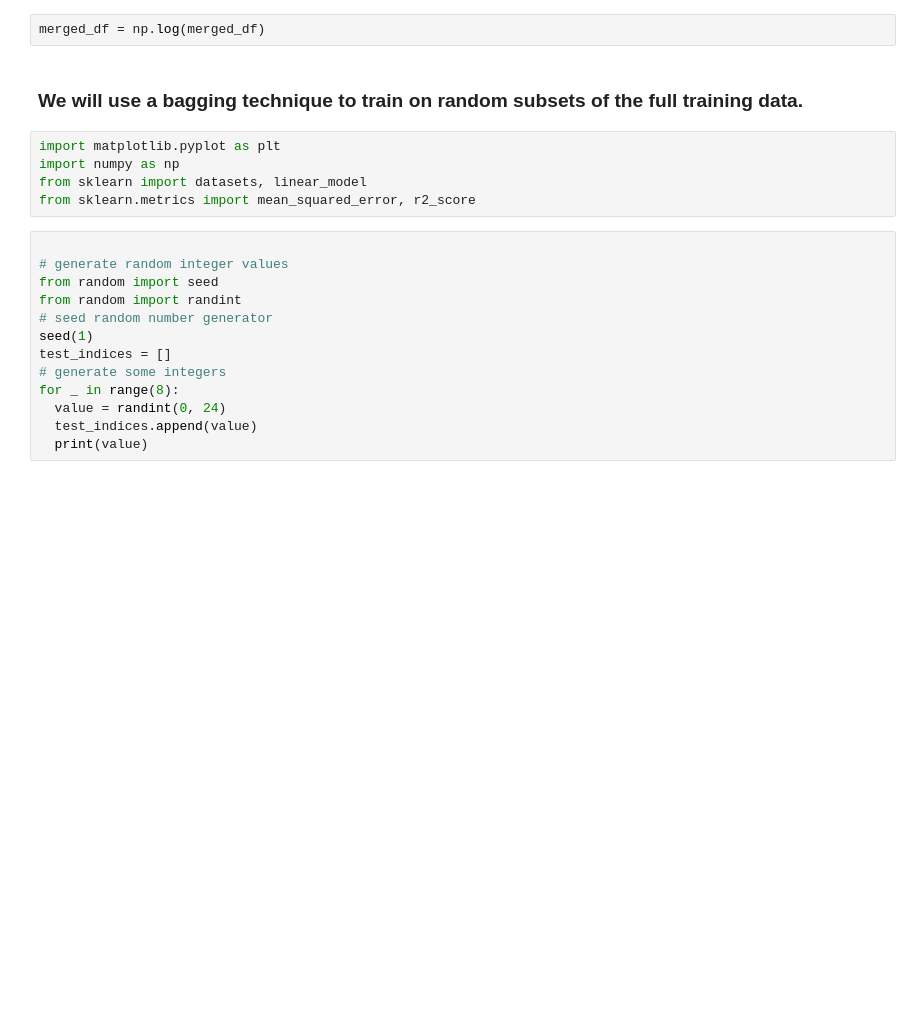
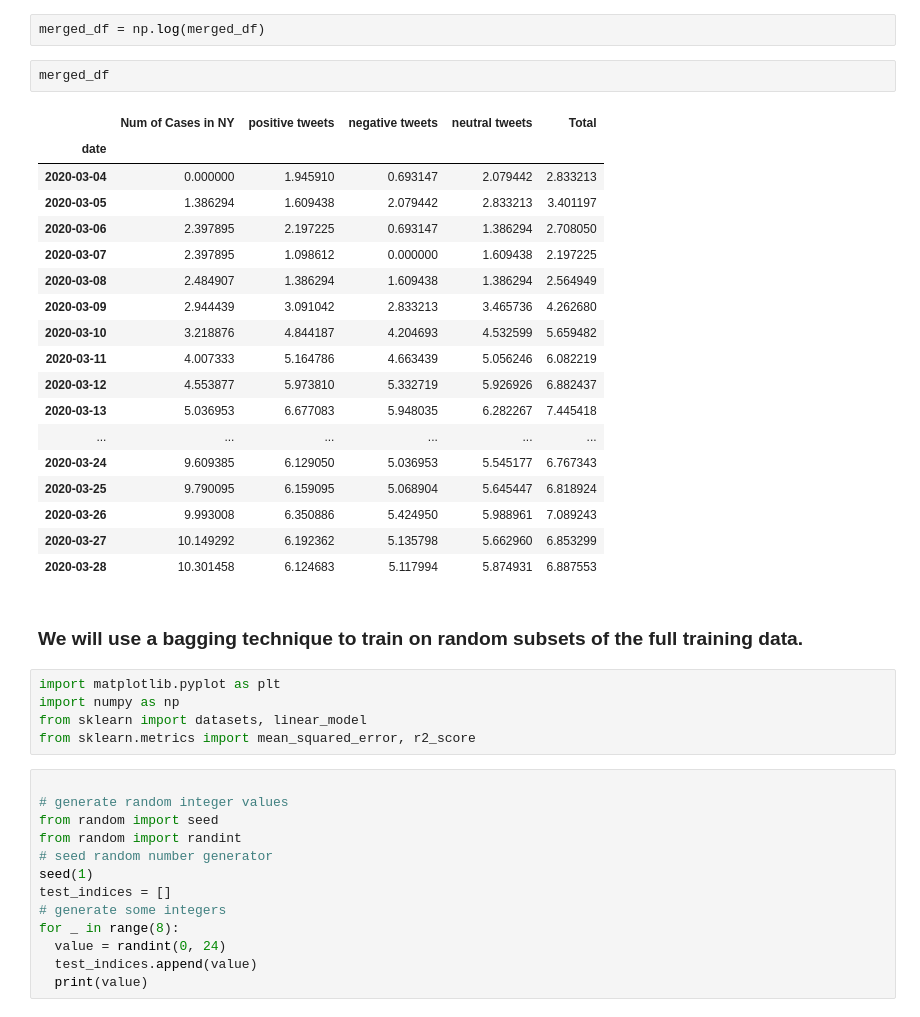
Before and after one commit to armandordorica/Twitter_Sentiment_Analysis, a Jupyter notebook: Covid19_NYC_ARIMA.ipynb, the cells around one changed output. Saved outputs shown, nothing was run; the diff lists cells and outputs as text; blank space fills up the shorter version.

```diff
--- a/Covid19_NYC_ARIMA.ipynb
+++ b/Covid19_NYC_ARIMA.ipynb
@@ -884,5 +912,26 @@ plt.legend(loc = 'lower right')
 # %%
 merged_df = np.log(merged_df)
+# %%
+merged_df
+# %% [output]
+|  | Num of Cases in NY | positive tweets | negative tweets | neutral tweets | Total |
+| date |  |  |  |  |  |
+| 2020-03-04 | 0.000000 | 1.945910 | 0.693147 | 2.079442 | 2.833213 |
+| 2020-03-05 | 1.386294 | 1.609438 | 2.079442 | 2.833213 | 3.401197 |
+| 2020-03-06 | 2.397895 | 2.197225 | 0.693147 | 1.386294 | 2.708050 |
+| 2020-03-07 | 2.397895 | 1.098612 | 0.000000 | 1.609438 | 2.197225 |
+| 2020-03-08 | 2.484907 | 1.386294 | 1.609438 | 1.386294 | 2.564949 |
+| 2020-03-09 | 2.944439 | 3.091042 | 2.833213 | 3.465736 | 4.262680 |
+| 2020-03-10 | 3.218876 | 4.844187 | 4.204693 | 4.532599 | 5.659482 |
+| 2020-03-11 | 4.007333 | 5.164786 | 4.663439 | 5.056246 | 6.082219 |
+| 2020-03-12 | 4.553877 | 5.973810 | 5.332719 | 5.926926 | 6.882437 |
+| 2020-03-13 | 5.036953 | 6.677083 | 5.948035 | 6.282267 | 7.445418 |
+| ... | ... | ... | ... | ... | ... |
+| 2020-03-24 | 9.609385 | 6.129050 | 5.036953 | 5.545177 | 6.767343 |
+| 2020-03-25 | 9.790095 | 6.159095 | 5.068904 | 5.645447 | 6.818924 |
+| 2020-03-26 | 9.993008 | 6.350886 | 5.424950 | 5.988961 | 7.089243 |
+| 2020-03-27 | 10.149292 | 6.192362 | 5.135798 | 5.662960 | 6.853299 |
+| 2020-03-28 | 10.301458 | 6.124683 | 5.117994 | 5.874931 | 6.887553 |
 # %% [markdown]
 ### We will use a **bagging** technique to train on random subsets of the full training data.
 # %%
```
Also changed, not shown: parts of 13 cells of this notebook.
